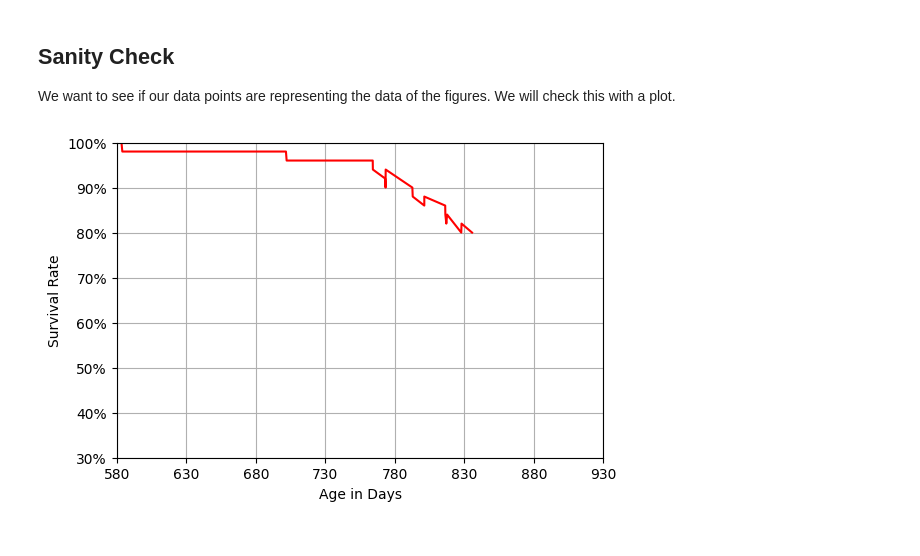
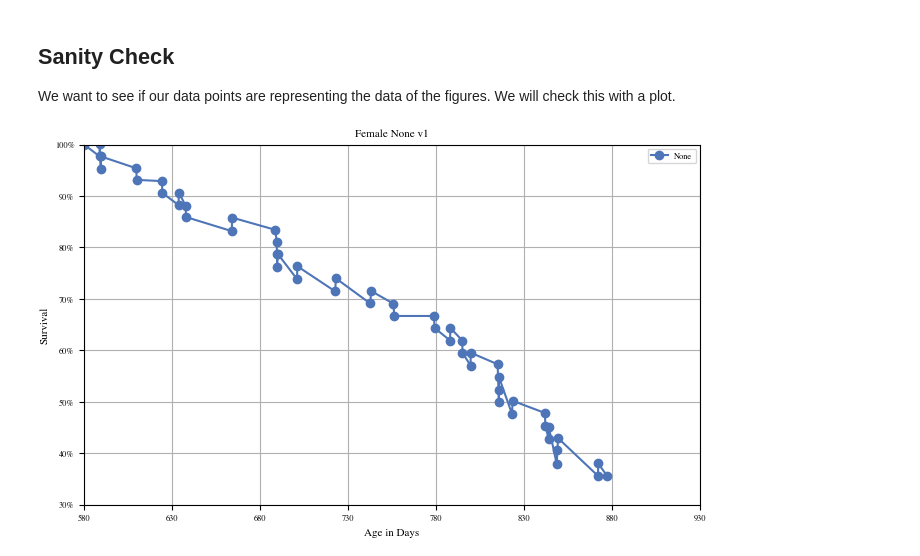
Before and after one commit to shs2017/Data-Literacy, a Jupyter notebook: exp/002_ExtractingPointsFromPlot.ipynb, the cells around one changed output. Saved outputs shown, nothing was run; the diff lists cells and outputs as text; code cells hidden in the pictures.

```diff
--- a/exp/002_ExtractingPointsFromPlot.ipynb
+++ b/exp/002_ExtractingPointsFromPlot.ipynb
@@ -22,9 +27,9 @@ STARTING_DAY = 580
 We need data of single and multiple treatments. For that we used the data of the first study of ['Robust Mouse Rejuvenation' (RMR)](https://www.levf.org/projects/robust-mouse-rejuvenation-study-1). Unfortunately we did not get access to their data set, but their evaluation plots are available [online](https://www.levf.org/projects/robust-mouse-rejuvenation-study-1/study-updates/november-5th-2023-cem49). So lets have a look at it.
 # %%
 raw_plot_image_male = cv2.imread('../dat/img/23_12_RMR_Males.jpg')
-plt.imshow(raw_plot_image_male)
-plt.show()
 raw_plot_image_female = cv2.imread('../dat/img/23_12_RMR_Females.jpg')
-plt.imshow(raw_plot_image_female)
-plt.show()
+plt.rcParams.update(bundles.icml2022(column='full', nrows=2, ncols=1, usetex=USE_LATEX))
+fig, (ax1, ax2) = plt.subplots(2, 1)
+ax1.imshow(raw_plot_image_male)
+ax2.imshow(raw_plot_image_female)
 # %% [output]
@@ -37,14 +42,14 @@ def loadCSV(path):
     df = pd.read_csv(
         path,
         skiprows=0,
-        sep=",",
-        engine="python",
-        decimal=".",
+        sep=',',
+        engine='python',
+        decimal='.',
         dtype={'x': 'float64', 'y': 'float64'}
         )
     return df
 
-female_df = loadCSV("../dat/RMR_data/female_All.csv")
+female_df = loadCSV('../dat/RMR_data/female_None.csv')
 
 female_df
 # %% [output]
@@ -99,41 +112,39 @@ female_df
 ## Sanity Check
 We want to see if our data points are representing the data of the figures. We will check this with a plot.
 # %%
-fig, ax = plt.subplots()
+def plotTimeline(df, title, path, col_state='full', nrow=1, ncols=1, uselatex=False):
 
-# We want to save the image as a .jpg file because the input file is also given as .jpg
+    plt.rcParams.update(bundles.icml2022(column=col_state, nrows=nrow, ncols=ncols, usetex=uselatex))
 
-# Desired pixel dimensions
-width_px = 1884
-height_px = 1228
-dpi = 300
+    fig, ax = plt.subplots(nrow, ncols)
 
-# Calculate the size in inches. That is necessary because we have to set the figure in inches
-width_in = width_px / dpi
-height_in = height_px / dpi
+    df_category_group = df.groupby('category', sort=False)
 
-x_data = female_df['x']
-y_data = female_df['y']
-ax.plot(x_data, y_data, color='red')
+    for i, (name, group) in enumerate(df_category_group):
+        x_data = group['x']
+        y_data = group['y']
+        ax.plot(x_data, y_data, color=COLOR_LIST[i], marker='o', linestyle='-', label=name)
 
-fig.set_size_inches(width_in, height_in)
+    ax.set_xlim(580, 930)
+    ax.set_ylim(0.3, 1)
+    ax.set_xticks(np.arange(580, 931, 50))
+    ax.set_yticks(np.arange(0.3, 1.01, 0.1))
+    ax.grid(True)
+    ax.set_xlabel('Age in Days')
+    ax.set_ylabel('Survival')
+    ax.set_title(title)
+    ax.legend(loc='best')
 
-ax.set_xlim(580, 930)
-ax.set_ylim(0.3, 1)
-ax.set_xticks(np.arange(580, 931, 50))
-ax.set_yticks(np.arange(0.3, 1.01, 0.1))
-ax.grid(True)
-ax.set_xlabel('Age in Days')
-ax.set_ylabel('Survival Rate')
-#ax.legend(['First line', 'Second line'])
+    def to_percent(y, position):
+        return f'{100 * y:.0f}%'
 
-def to_percent(y, position):
-    return f"{100 * y:.0f}%"
+    # Create a formatter and apply it to the y-axis
+    formatter = FuncFormatter(to_percent)
+    ax.yaxis.set_major_formatter(formatter)
 
-# Create a formatter and apply it to the y-axis
-formatter = FuncFormatter(to_percent)
-ax.yaxis.set_major_formatter(formatter)
+    if SAVE_EVERYTHING:
+        fig.savefig(path)
 
-fig.savefig("../dat/img/2401_sanity_check.jpg", dpi=dpi)
+plotTimeline(female_df, 'Female None v1', '../dat/img/2401_sanity_check_female_none_v1' + FILE_SAVE_ENDING)
 # %% [output]
-[figure, old version]
+[figure, new version]
```
Also changed, not shown: parts of 27 cells of this notebook, 11 other files.
